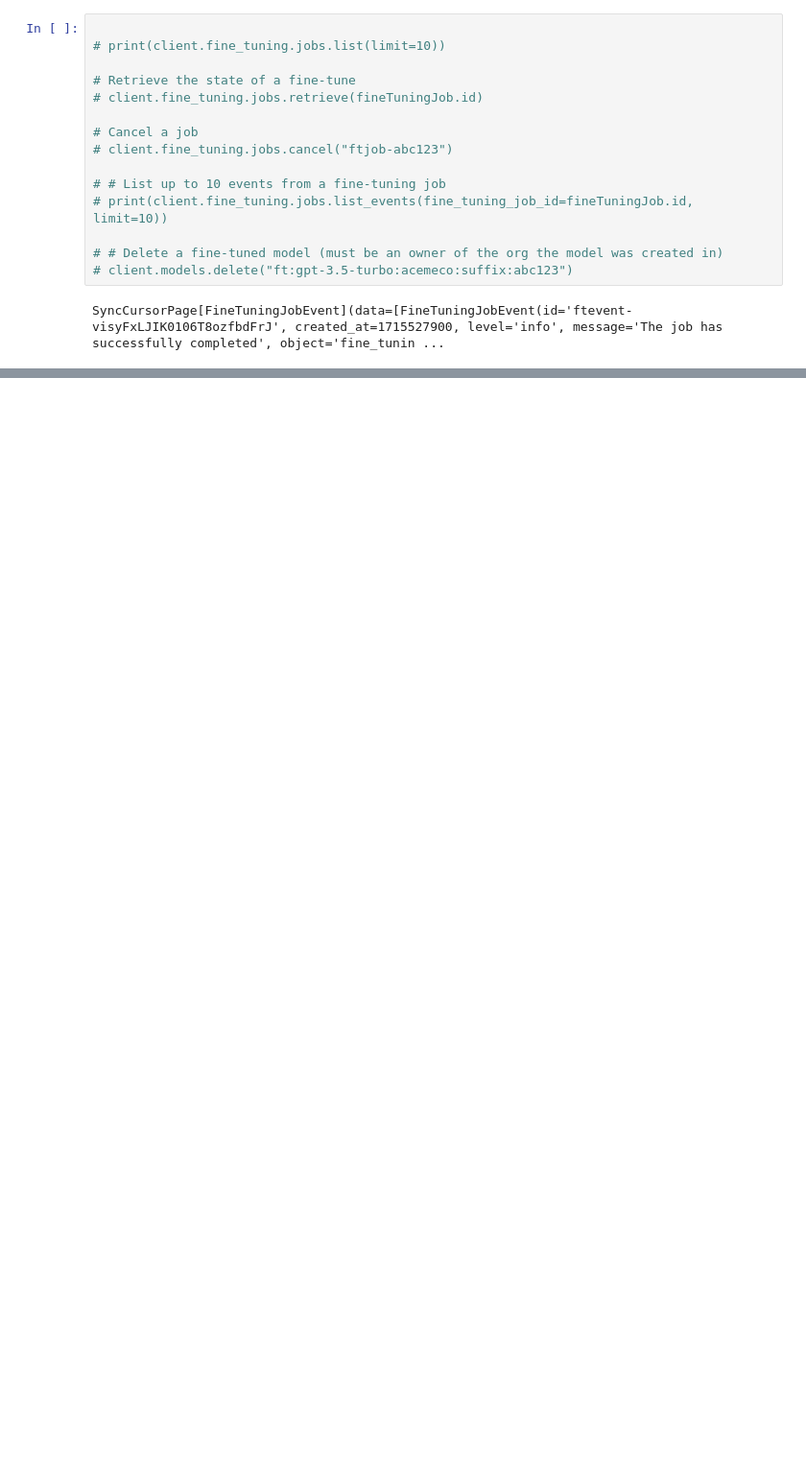
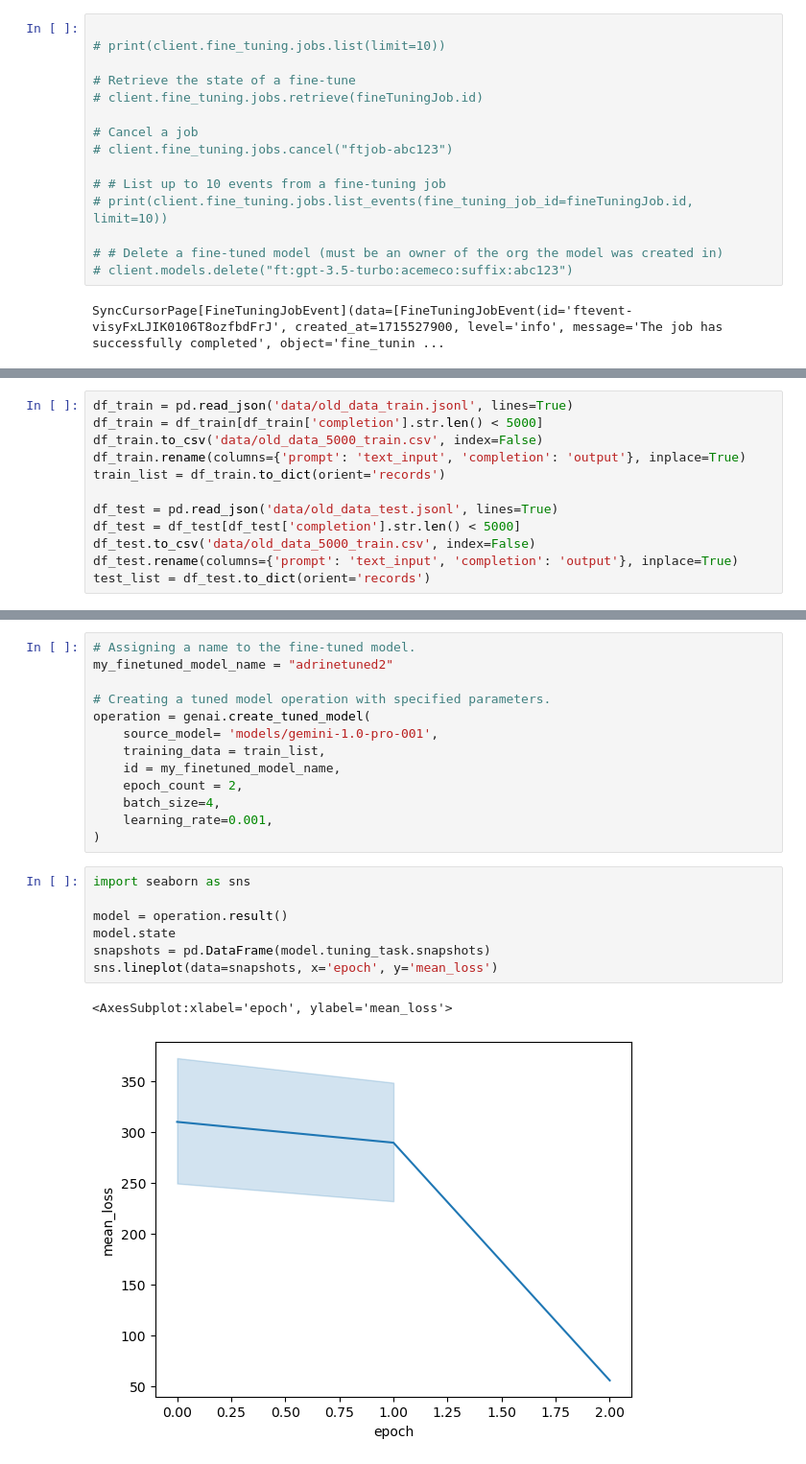
Before and after one commit to sa4s-serc/LLM4ADR, a Jupyter notebook: RD_experiments/api_finetuning.ipynb, the cells around one changed output, grey strips where cells are left out. Shown at 96% size. Cells and saved outputs as stored; diff of their text form; blank space fills up the shorter version.

```diff
--- a/RD_experiments/api_finetuning.ipynb
+++ b/RD_experiments/api_finetuning.ipynb
@@ -67,0 +92,12 @@ SyncCursorPage[FineTuningJobEvent](data=[FineTuningJobEvent(id='ftevent-visyFxLJ
+# %%
+df_train = pd.read_json('data/old_data_train.jsonl', lines=True)
+df_train = df_train[df_train['completion'].str.len() < 5000]
+df_train.to_csv('data/old_data_5000_train.csv', index=False)
+df_train.rename(columns={'prompt': 'text_input', 'completion': 'output'}, inplace=True)
+train_list = df_train.to_dict(orient='records')
+
+df_test = pd.read_json('data/old_data_test.jsonl', lines=True)
+df_test = df_test[df_test['completion'].str.len() < 5000]
+df_test.to_csv('data/old_data_5000_train.csv', index=False)
+df_test.rename(columns={'prompt': 'text_input', 'completion': 'output'}, inplace=True)
+test_list = df_test.to_dict(orient='records')
@@ -67,0 +135,23 @@ SyncCursorPage[FineTuningJobEvent](data=[FineTuningJobEvent(id='ftevent-visyFxLJ
+# %%
+# Assigning a name to the fine-tuned model.
+my_finetuned_model_name = "adrinetuned2"
+
+# Creating a tuned model operation with specified parameters.
+operation = genai.create_tuned_model(
+    source_model= 'models/gemini-1.0-pro-001',
+    training_data = train_list,
+    id = my_finetuned_model_name,
+    epoch_count = 2,
+    batch_size=4,
+    learning_rate=0.001,
+)
+# %%
+import seaborn as sns
+
+model = operation.result()
+model.state
+snapshots = pd.DataFrame(model.tuning_task.snapshots)
+sns.lineplot(data=snapshots, x='epoch', y='mean_loss')
+# %% [output]
+<AxesSubplot:xlabel='epoch', ylabel='mean_loss'>
+[figure, added]
```
Also changed, not shown: parts of 13 cells of this notebook, 2 other files.
